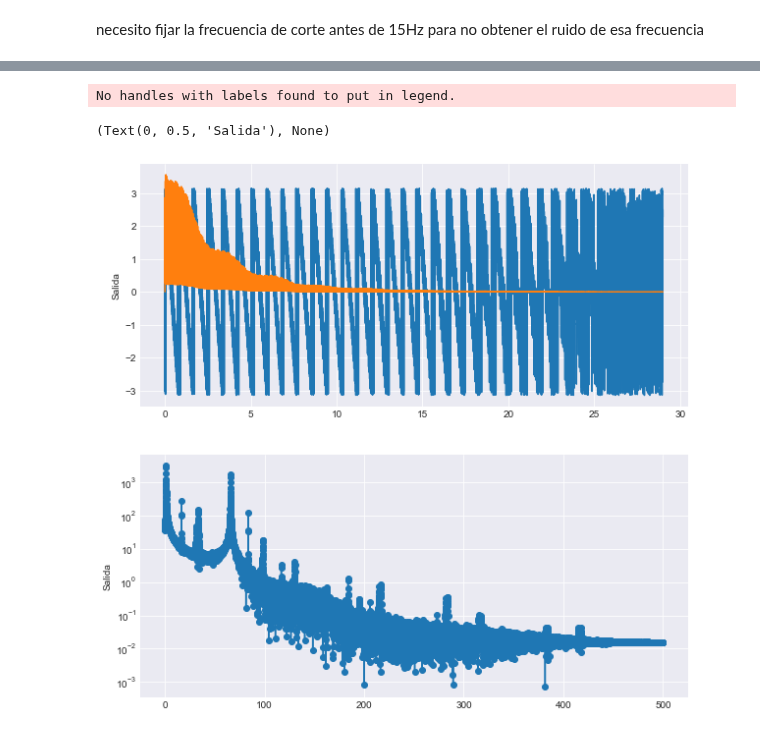
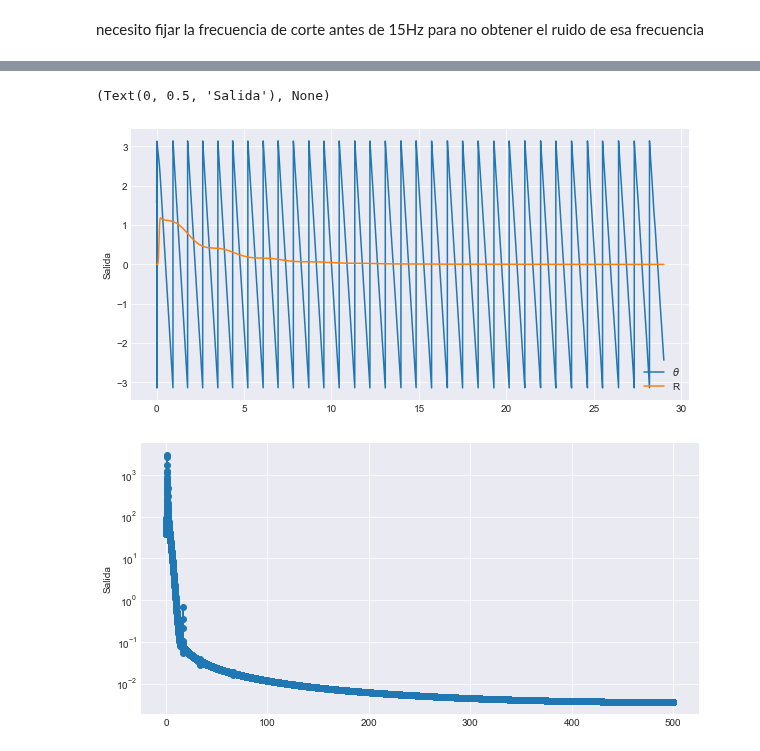
Before and after one commit to LunaKadysz/Laboratorio-4, a Jupyter notebook: Practica4/Practica4.ipynb, the cells around one changed output, grey strips where cells are left out. Drawn from its saved outputs; the diff is of its cells as text; code cells hidden in the pictures.

```diff
--- a/Practica4/Practica4.ipynb
+++ b/Practica4/Practica4.ipynb
@@ -118,5 +143,5 @@ ax[1].set_xlim([1,2.5*FRef])
 necesito fijar la frecuencia de corte antes de 15Hz para no obtener el ruido de esa frecuencia
 # %%
 # Elección de tiempo caracteríscito y orden del filtro
-fc=10        #[Hz] Frecuencia de corte
-orden = 2; # Orden del filtro.
+fc=1      #[Hz] Frecuencia de corte
+orden = 6; # Orden del filtro.
@@ -123,31 +150,30 @@ orden = 2; # Orden del filtro.
 # %%
-plt.figure(figsize=(10,10))
+plt.figure(figsize=(10,5))
 plt.clf()
-fig, ax = plt.subplots(2,1,num=1)
-
-
 # Filtrado de señal
 sos = signal.bessel(orden, 2*np.pi*fc, 'low', fs=Fs,output='sos') # Generación de parametros del filrado
 PSDxFiltrada= signal.sosfilt(sos,PSDx) # Filtrado
 PSDyFiltrada= signal.sosfilt(sos,PSDy) # Filtrado
 
 
 ## Para graficar R y theta
-ax[0].plot(t,np.arctan2(PSDyFiltrada,PSDxFiltrada,), label=r'$\theta$')
-ax[0].plot(t,PSDxFiltrada**2+PSDyFiltrada**2,label='R') #ESTO TENEMOS QUE AJUSTAR
+plt.plot(t,np.arctan2(PSDyFiltrada,PSDxFiltrada,), label=r'$\theta$')
+plt.plot(t,PSDxFiltrada**2+PSDyFiltrada**2,label='R') #ESTO TENEMOS QUE AJUSTAR
 ## Para graficar X e Y
 #ax[3].plot(t,PSDxFiltrada,label='X')
 #ax[3].plot(t,PSDyFiltrada,label='Y')
 plt.legend(loc='lower right')
-ax[0].set_ylabel('Salida'), ax[0].grid(True)
+plt.ylabel('Salida')
 
 
+plt.figure(figsize=(10,5))
+plt.clf()
 # 4 Grafica la FFT de la señal demodulada
 fftPSDxFiltrada= np.abs(np.fft.fft(PSDxFiltrada));
 fftPSDyFiltrada= np.abs(np.fft.fft(PSDyFiltrada));
-ax[1].semilogy(freqs[0:L//2],fftPSDxFiltrada[0:L//2],'o-')
-ax[1].set_ylabel('Salida'),ax[1].grid(True)
+plt.semilogy(freqs[0:L//2],fftPSDxFiltrada[0:L//2],'o-')
+plt.ylabel('Salida'),ax[1].grid(True)
 # %% [output]
-No handles with labels found to put in legend.
+(Text(0, 0.5, 'Salida'), None)
-(Text(0, 0.5, 'Salida'), None)
-[figure, old version]
+[figure, new version]
+[figure, added]
```
Also changed, not shown: parts of 9 cells of this notebook, 6 other files.
